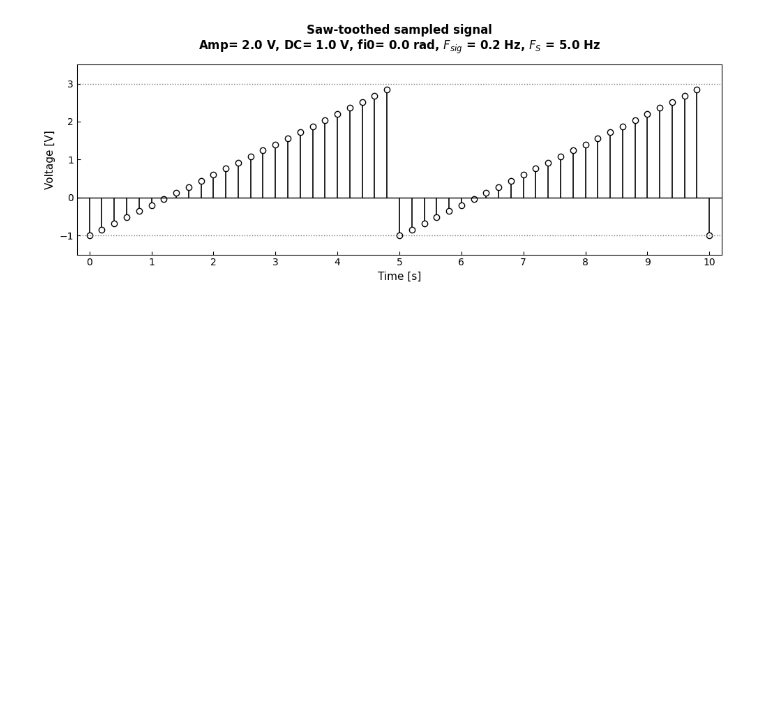
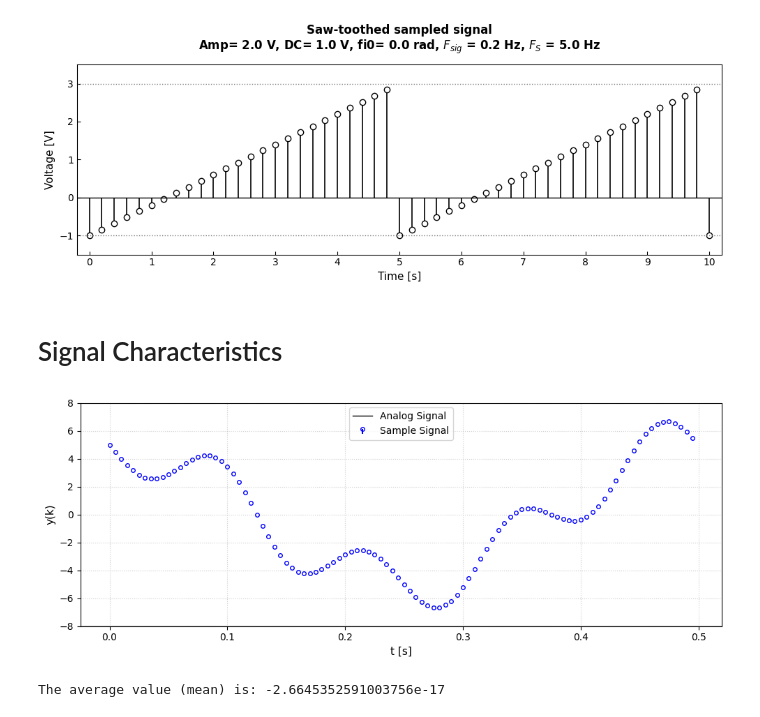
Before and after one commit to Tv-Tony/signal-processing_AE8ZS, a Jupyter notebook: 01-generating_signals/01-work.ipynb, the cells around one changed output. Cells and saved outputs as stored; diff of their text form; code cells hidden in the pictures; blank space fills up the shorter version.

Commit message:
task 2 signal processing

```diff
--- a/01-generating_signals/01-work.ipynb
+++ b/01-generating_signals/01-work.ipynb
@@ -146,3 +146,46 @@ plt.tight_layout()
 plt.show()
 # %% [output]
 [figure]
+# %% [markdown]
+# Signal Characteristics
+# %%
+fs = 200
+N = 100
+f1 = 2
+f2 = 8
+Ts = 1/fs
+
+k = np.arange(N)
+t = k * Ts
+# %%
+t = k * Ts
+
+# Signal Model
+y = 5 * np.cos(2 * np.pi * f1 * t) - 2 * np.sin(2 * np.pi * f2 * t)
+
+# Formating
+plt.figure(figsize=(10, 4))
+
+# Stem plot
+markerline, stemlines, baseline = plt.stem(t, y, linefmt='b-', basefmt=' ', markerfmt='bo')
+plt.setp(markerline, markerfacecolor='none', markeredgecolor='blue', markersize=4)
+plt.setp(stemlines, color='blue', linewidth=0.8)
+plt.setp(stemlines, visible=False)
+
+plt.axhline(-8, color='black', linewidth=1)
+plt.xlabel("t [s]", fontsize=11)
+plt.ylabel("y(k)", fontsize=11)
+
+plt.legend(['Analog Signal', 'Sample Signal'], loc='upper center')
+
+plt.ylim(-8, 8)
+plt.grid(True, linestyle=':', alpha=0.6)
+plt.tight_layout()
+plt.show()
+
+y_bar = np.mean(y)
+
+print(f"The average value (mean) is: {y_bar}")
+# %% [output]
+[figure, added]
+The average value (mean) is: -2.6645352591003756e-17
```
Also changed, not shown: 1 other file.
